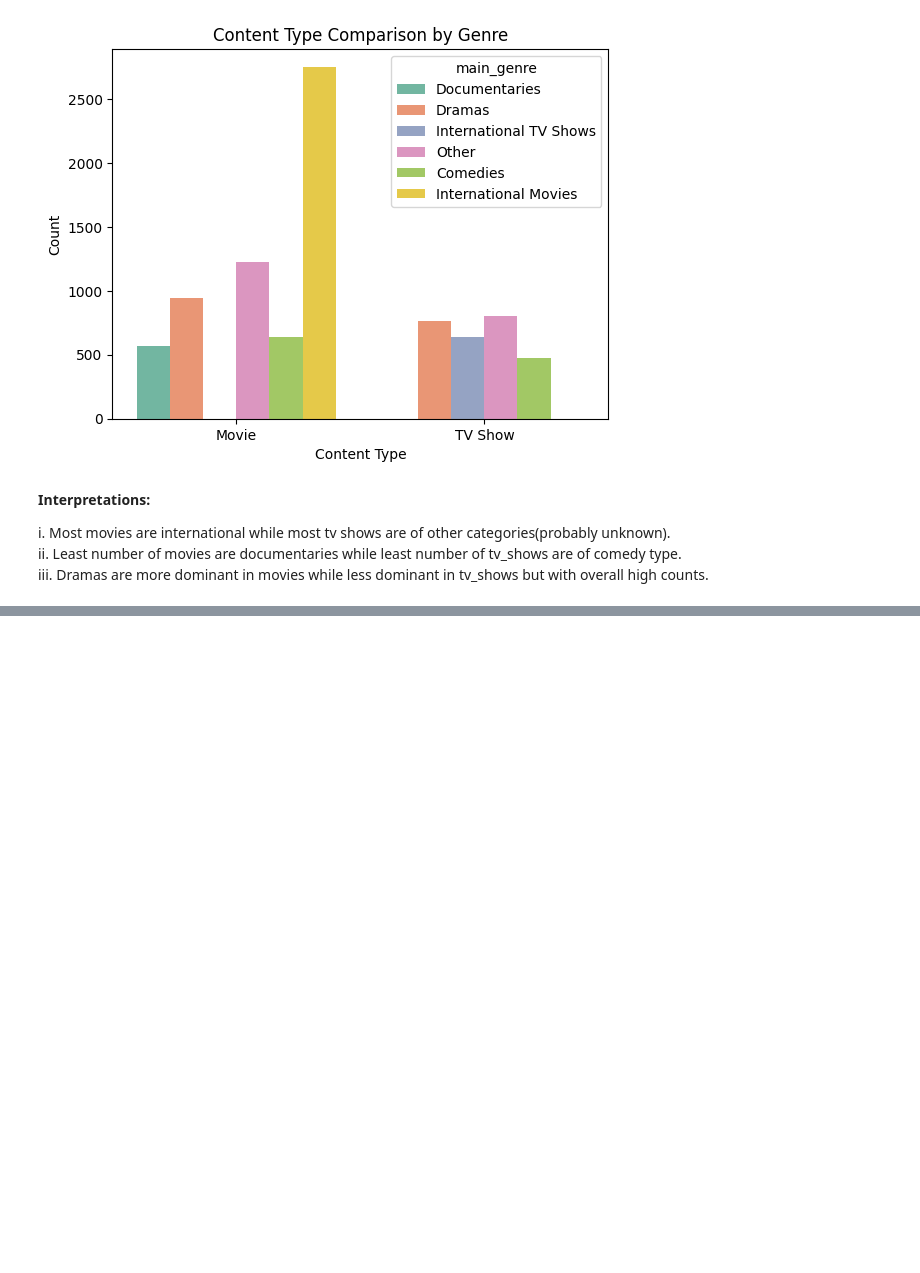
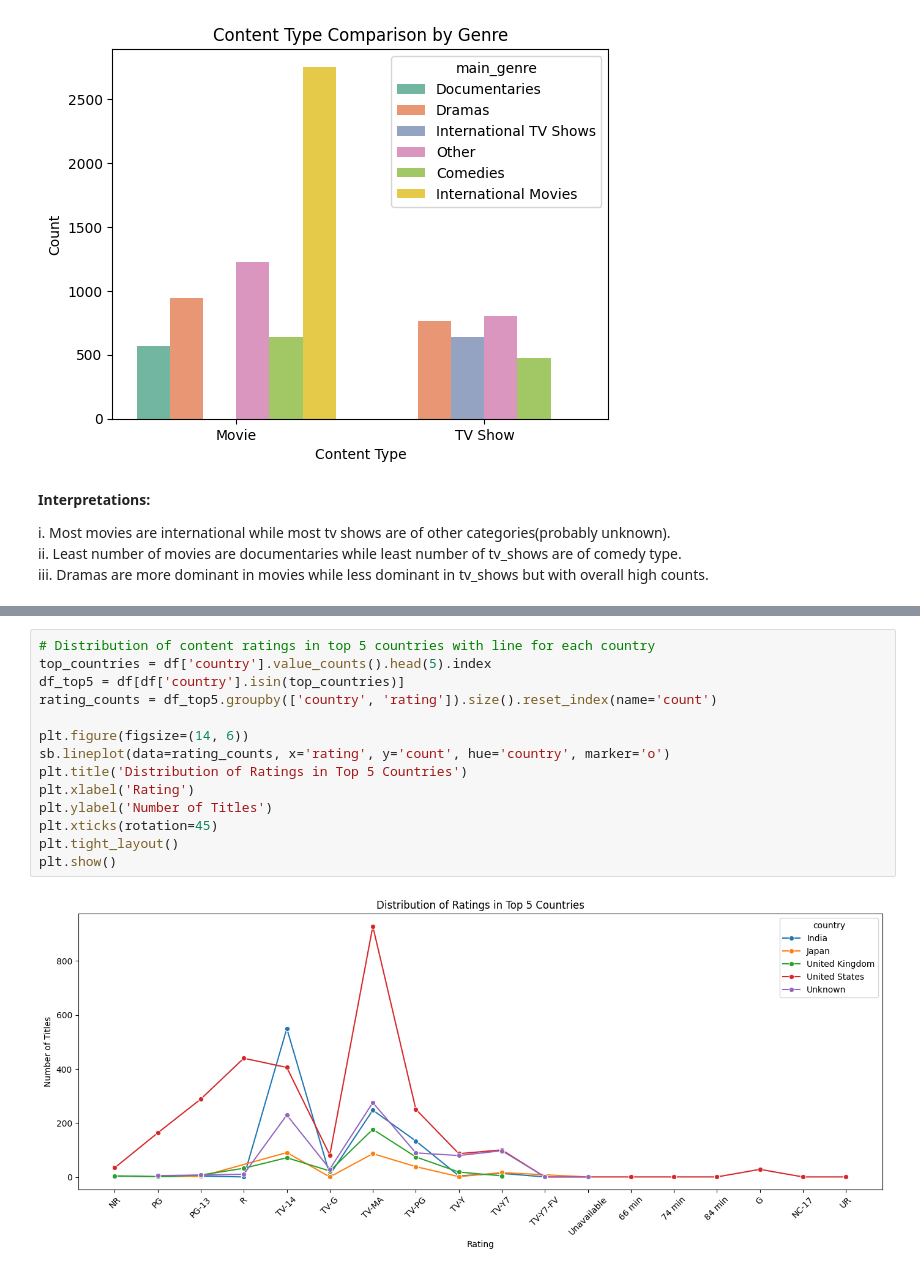
Before and after one commit to SakriyaPyakurel/netflix-EDA, a Jupyter notebook: eda.ipynb, the cells around one changed output, grey strips where cells are left out. Drawn from its saved outputs; the diff is of its cells as text; blank space fills up the shorter version.

```diff
--- a/eda.ipynb
+++ b/eda.ipynb
@@ -643,0 +681,16 @@ iii. Dramas are more dominant in movies while less dominant in tv_shows but with
+# %%
+# Distribution of content ratings in top 5 countries with line for each country
+top_countries = df['country'].value_counts().head(5).index
+df_top5 = df[df['country'].isin(top_countries)]
+rating_counts = df_top5.groupby(['country', 'rating']).size().reset_index(name='count')
+
+plt.figure(figsize=(14, 6))
+sb.lineplot(data=rating_counts, x='rating', y='count', hue='country', marker='o')
+plt.title('Distribution of Ratings in Top 5 Countries')
+plt.xlabel('Rating')
+plt.ylabel('Number of Titles')
+plt.xticks(rotation=45)
+plt.tight_layout()
+plt.show()
+# %% [output]
+[figure, added]
```
Also changed, not shown: parts of 6 cells of this notebook.
